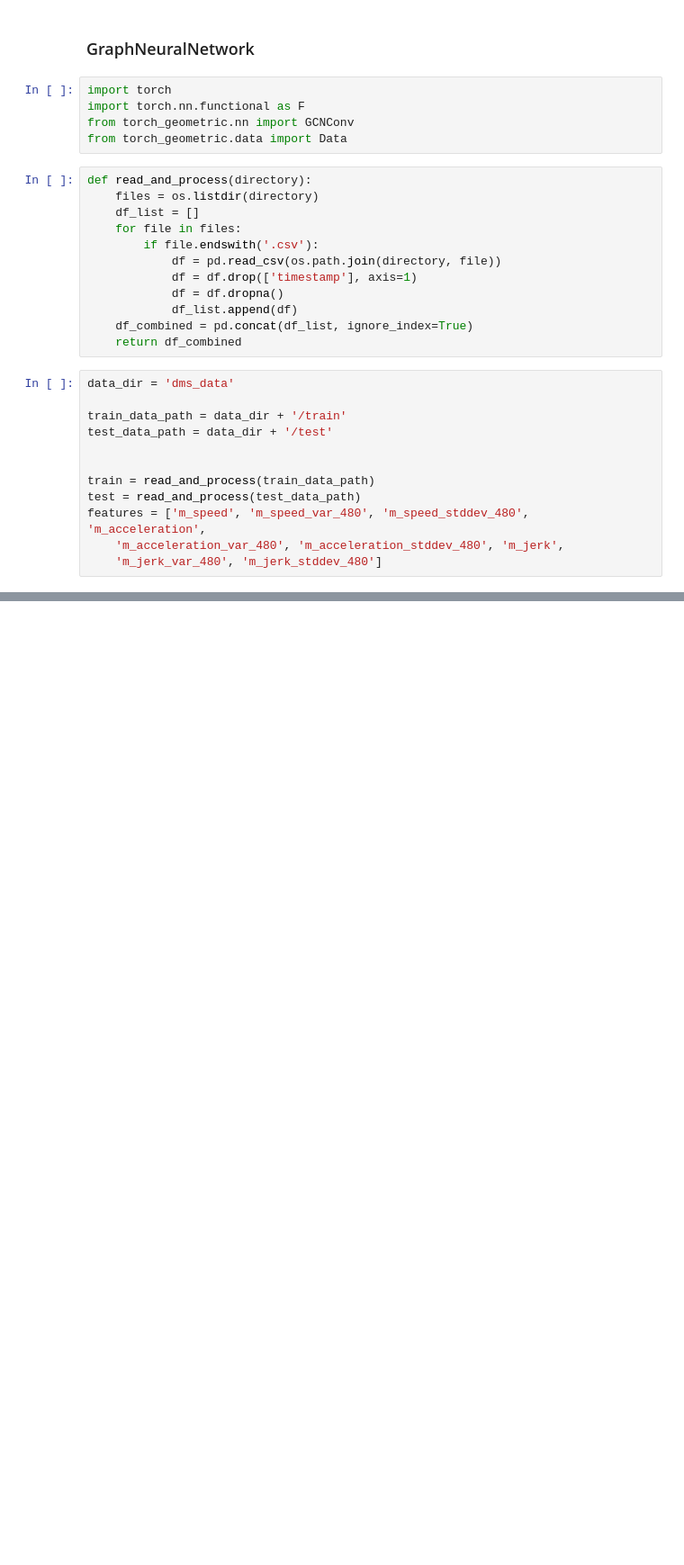
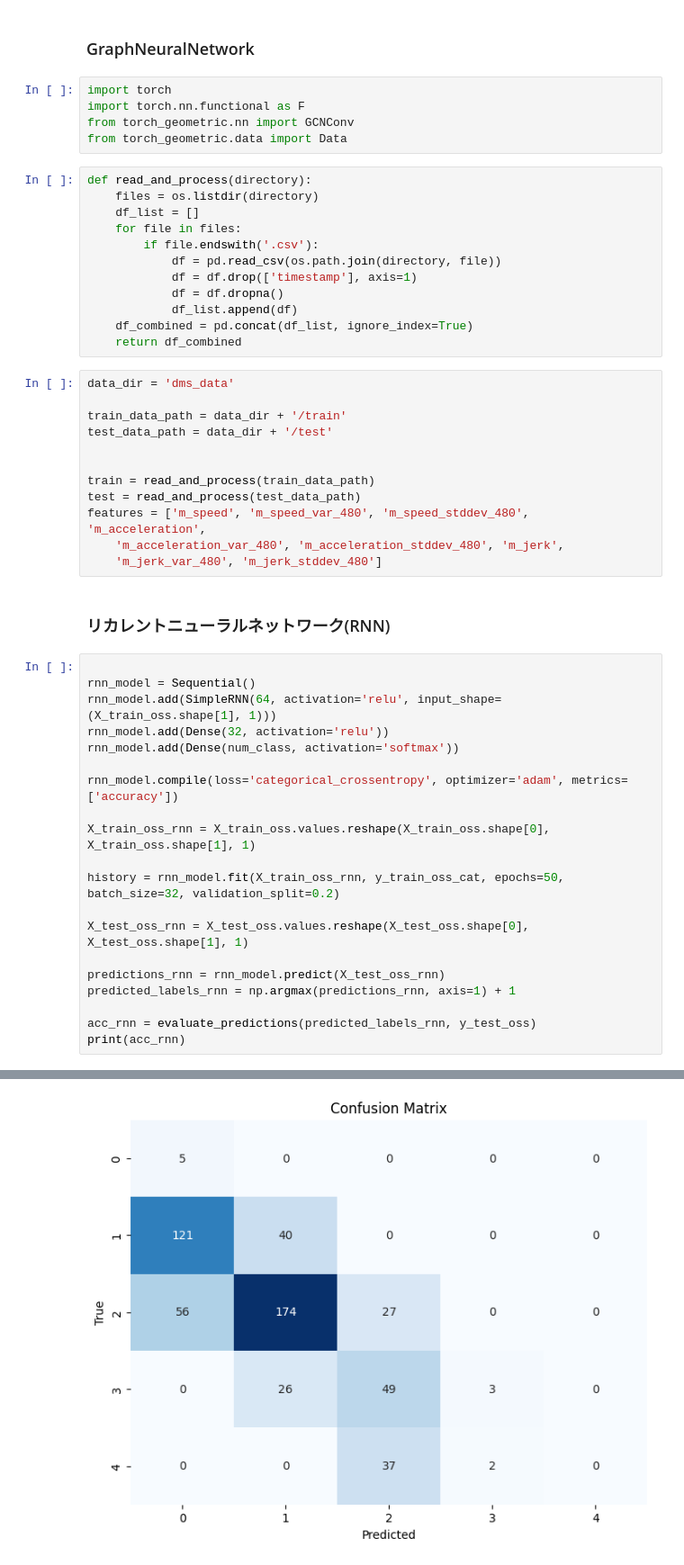
Before and after one commit to BuntinJP/ml, a Jupyter notebook: multiclass-classification.ipynb, the cells around one changed output, grey strips where cells are left out. Shown at 90% size. Drawn from its saved outputs; the diff is of its cells as text; blank space fills up the shorter version.

Commit message:
リカレントニューラルネットワーク

```diff
--- a/multiclass-classification.ipynb
+++ b/multiclass-classification.ipynb
@@ -323,3 +346,26 @@ test = read_and_process(test_data_path)
 features = ['m_speed', 'm_speed_var_480', 'm_speed_stddev_480', 'm_acceleration',
     'm_acceleration_var_480', 'm_acceleration_stddev_480', 'm_jerk',
     'm_jerk_var_480', 'm_jerk_stddev_480']
+# %% [markdown]
+### リカレントニューラルネットワーク(RNN)
+# %%
+
+rnn_model = Sequential()
+rnn_model.add(SimpleRNN(64, activation='relu', input_shape=(X_train_oss.shape[1], 1)))
+rnn_model.add(Dense(32, activation='relu'))
+rnn_model.add(Dense(num_class, activation='softmax'))
+
+rnn_model.compile(loss='categorical_crossentropy', optimizer='adam', metrics=['accuracy'])
+
+X_train_oss_rnn = X_train_oss.values.reshape(X_train_oss.shape[0], X_train_oss.shape[1], 1)
+
+history = rnn_model.fit(X_train_oss_rnn, y_train_oss_cat, epochs=50, batch_size=32, validation_split=0.2)
+
+X_test_oss_rnn = X_test_oss.values.reshape(X_test_oss.shape[0], X_test_oss.shape[1], 1)
+
+predictions_rnn = rnn_model.predict(X_test_oss_rnn)
+predicted_labels_rnn = np.argmax(predictions_rnn, axis=1) + 1
+
+acc_rnn = evaluate_predictions(predicted_labels_rnn, y_test_oss)
+print(acc_rnn)
+# %% [output]
@@ -325,0 +389 @@ features = ['m_speed', 'm_speed_var_480', 'm_speed_stddev_480', 'm_acceleration'
+[figure, added]
```
Also changed, not shown: parts of 7 cells of this notebook.
